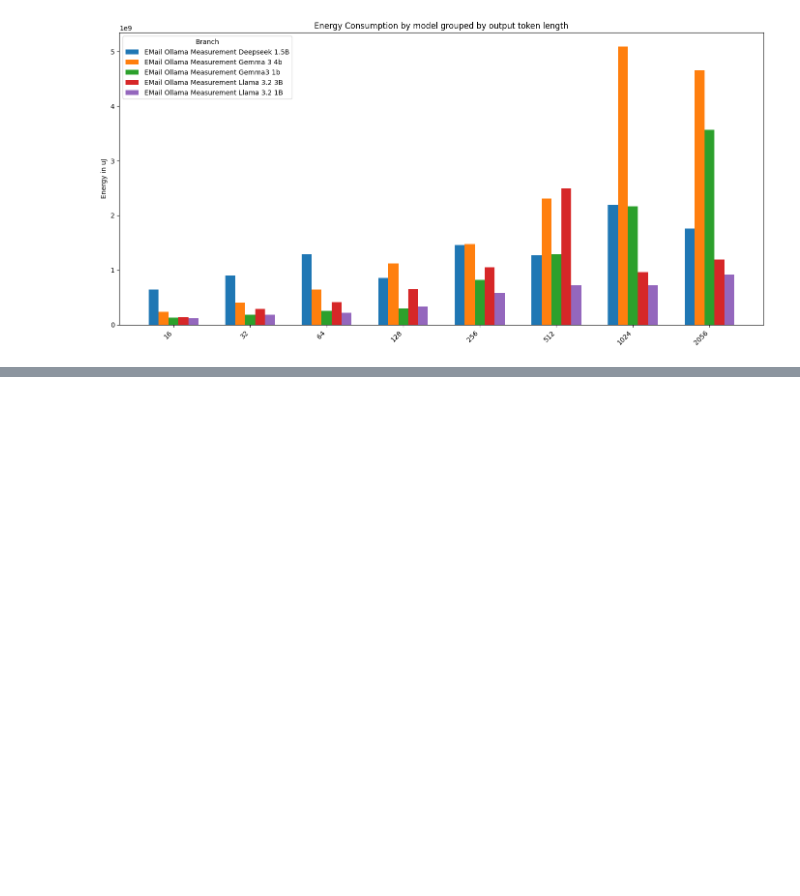
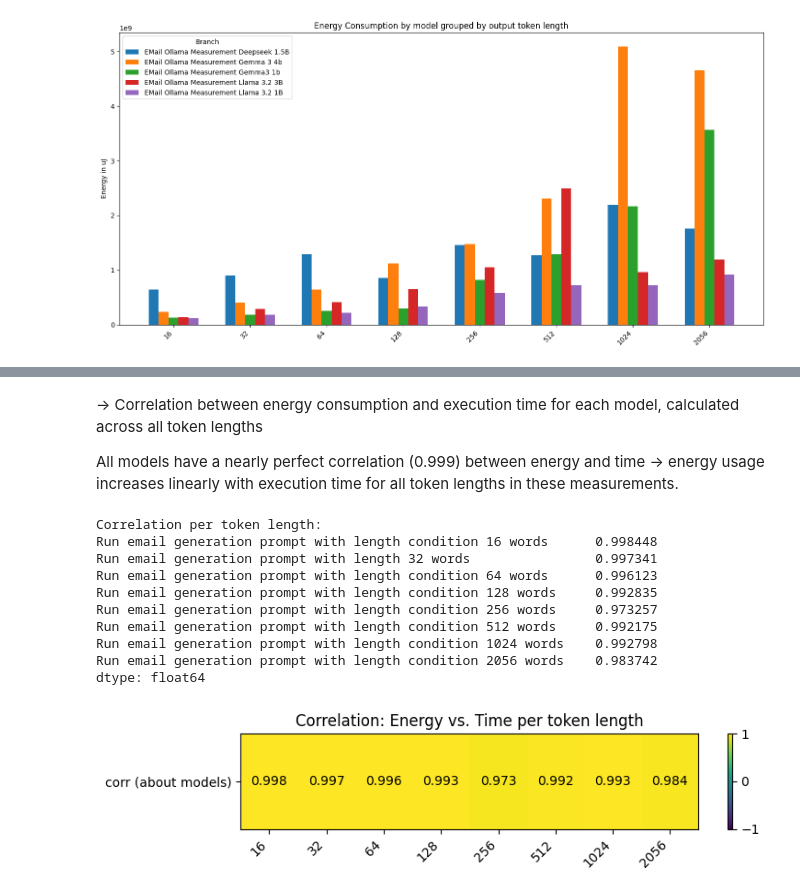
Before and after one commit to envite-consulting/ollama-llm-energy-measurement, a Jupyter notebook: dataanalysis/total_consumption_per_model_and_length.ipynb, the cells around one changed output, grey strips where cells are left out. Saved outputs shown, nothing was run; the diff lists cells and outputs as text; code cells hidden in the pictures; blank space fills up the shorter version.

```diff
--- a/dataanalysis/total_consumption_per_model_and_length.ipynb
+++ b/dataanalysis/total_consumption_per_model_and_length.ipynb
@@ -379,0 +457,43 @@ plt.show()
+# %% [markdown]
+-> Correlation between energy consumption and execution time for each model, calculated across all token lengths
+
+All models have a nearly perfect correlation (0.999) between energy and time
+-> energy usage increases linearly with execution time for all token lengths in these measurements.
+# %%
+correlation_by_length = {
+    length: energy_by_model_and_length[length].corr(time_by_model_and_length[length])
+    for length in sorted_token_lengths
+}
+correlation_by_length = pd.Series(correlation_by_length)
+
+print("Correlation per token length:")
+print(correlation_by_length)
+
+fig, ax = plt.subplots(figsize=(8, 2))
+im = ax.imshow([correlation_by_length.values], aspect='auto', vmin=-1, vmax=1)
+ax.set_yticks([0]); ax.set_yticklabels(["corr (about models)"])
+ax.set_xticks(np.arange(len(correlation_by_length)))
+ax.set_xticklabels(
+    [re.sub(r'\D*(\d+)\D*', r'\1', c) for c in correlation_by_length.index],
+    rotation=45, ha='right'
+)
+
+for j, val in enumerate(correlation_by_length.values):
+    ax.text(j, 0, f"{val:.3f}", ha="center", va="center", color="black")
+
+ax.set_title("Correlation: Energy vs. Time per token length")
+plt.colorbar(im, ax=ax)
+plt.tight_layout()
+plt.show()
+# %% [output]
+Correlation per token length:
+Run email generation prompt with length condition 16 words      0.998448
+Run email generation prompt with length 32 words                0.997341
+Run email generation prompt with length condition 64 words      0.996123
+Run email generation prompt with length condition 128 words     0.992835
+Run email generation prompt with length condition 256 words     0.973257
+Run email generation prompt with length condition 512 words     0.992175
+Run email generation prompt with length condition 1024 words    0.992798
+Run email generation prompt with length condition 2056 words    0.983742
+dtype: float64
+[figure, added]
```
Also changed, not shown: parts of 10 cells of this notebook.
